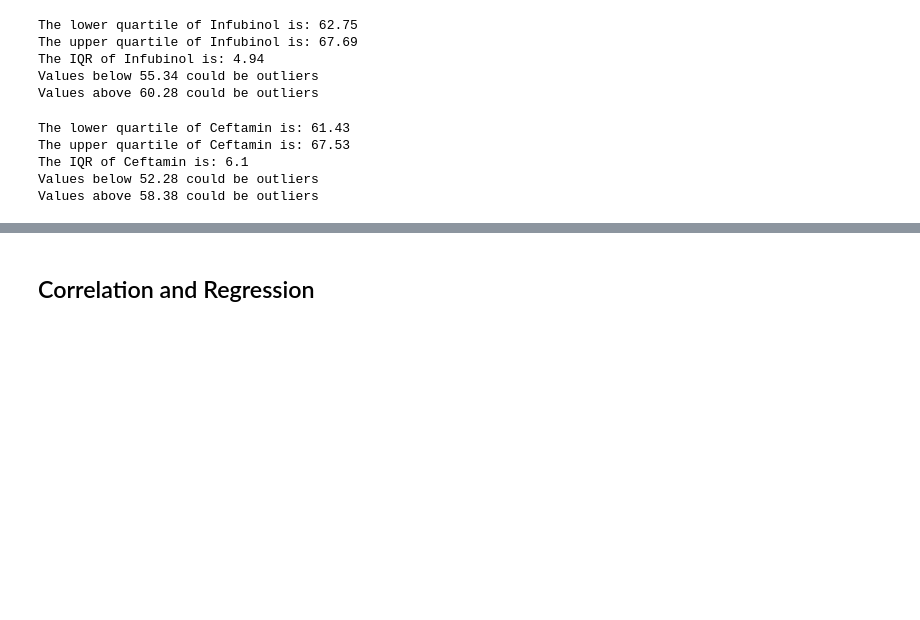
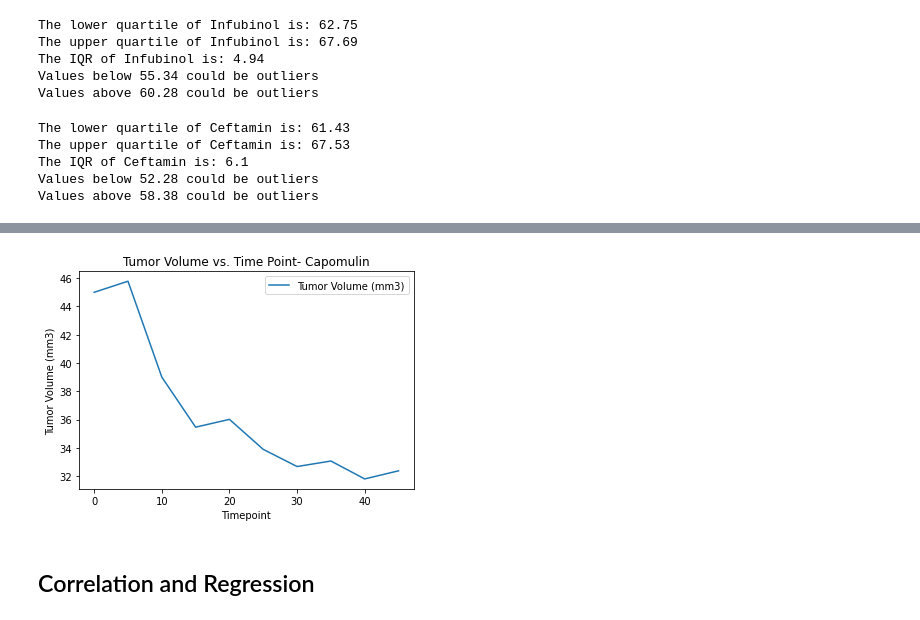
Before and after one commit to caseyjuergens/matplotlib-challenge, a Jupyter notebook: pymaceuticals_starter.ipynb, the cells around one changed output, grey strips where cells are left out. Saved outputs shown, nothing was run; the diff lists cells and outputs as text; code cells hidden in the pictures; blank space fills up the shorter version.

```diff
--- a/pymaceuticals_starter.ipynb
+++ b/pymaceuticals_starter.ipynb
@@ -301,0 +299,4 @@ Values above 58.38 could be outliers
+# %%
+# create df for one mouse treated with Capomulin
+capomulin_r554=clean_df.loc[clean_df["Mouse ID"]== "r554",:]
+capomulin_r554.head()
@@ -302,4 +310,11 @@ Values above 58.38 could be outliers
 # %%
 # Generate a line plot of tumor volume vs. time point for a mouse treated with Capomulin
+capomulin_r554.plot(x='Timepoint',y = 'Tumor Volume (mm3)')
+plt.title('Tumor Volume vs. Time Point- Capomulin')
+plt.xlabel('Timepoint')
+plt.ylabel('Tumor Volume (mm3)')
+plt.show()
+# %% [output]
+[figure, added]
 # %%
 # Generate a scatter plot of average tumor volume vs. mouse weight for the Capomulin regimen
```
Also changed, not shown: parts of 5 cells of this notebook.
